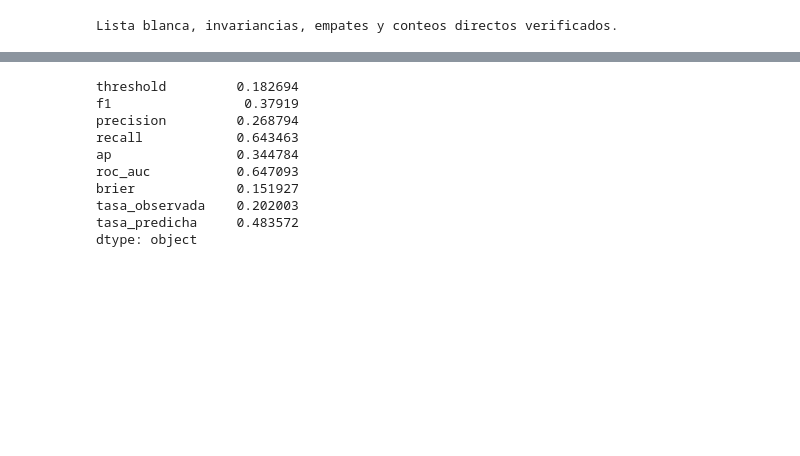
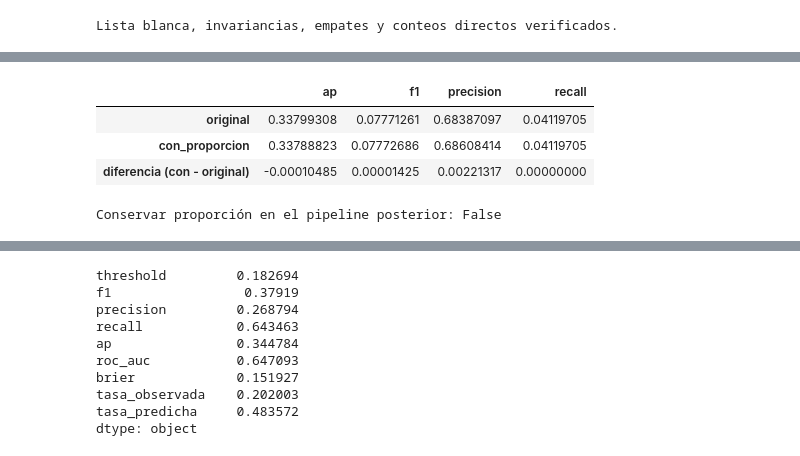
Before and after one commit to EduardoPerezMir/Tarea-2-ML, a Jupyter notebook: Pregunta2.ipynb, the cells around one changed output, grey strips where cells are left out. Drawn from its saved outputs; the diff is of its cells as text; code cells hidden in the pictures; blank space fills up the shorter version.

```diff
--- a/Pregunta2.ipynb
+++ b/Pregunta2.ipynb
@@ -575,0 +696,69 @@ tabla_busqueda.head(10)
+# %%
+mejor_resultado_hparam = max(resultados_busqueda, key=lambda resultado: resultado["ap"])
+nombre_comparacion = mejor_resultado_hparam["modelo"]
+params_comparacion = mejor_resultado_hparam["params"].copy()
+UMBRAL_COMPARACION_B = 0.5
+configuraciones_comparacion = {
+    "original": clone(modelos_base_originales[nombre_comparacion]).set_params(**params_comparacion),
+    "con_proporcion": clone(modelos_base[nombre_comparacion]).set_params(**params_comparacion),
+}
+modelos_comparacion = {}
+metricas_comparacion = {}
+for variante, config in configuraciones_comparacion.items():
+    modelo = ajustar_pipeline(clone(config), X_train_modelos, y_train_modelos, "A")
+    proba = modelo.predict_proba(X_val_hparam)[:, 1]
+    modelos_comparacion[variante] = modelo
+    metricas_comparacion[variante] = metricas_con_umbral(
+        y_val_hparam, proba, UMBRAL_COMPARACION_B
+    )
+
+columnas_comparacion = ["ap", "f1", "precision", "recall"]
+tabla_comparacion_B = pd.DataFrame(metricas_comparacion).T[columnas_comparacion].astype(float)
+tabla_comparacion_B.loc["diferencia (con - original)"] = (
+    tabla_comparacion_B.loc["con_proporcion"] - tabla_comparacion_B.loc["original"]
+)
+# Misma configuración, mismo entrenamiento y misma validación para ambas variantes.
+assert modelos_comparacion["original"].named_steps["clf"].get_params() == (
+    modelos_comparacion["con_proporcion"].named_steps["clf"].get_params()
+)
+pre_original = modelos_comparacion["original"].named_steps["pre"]
+pre_proporcion = modelos_comparacion["con_proporcion"].named_steps["pre"]
+cols_original = list(pre_original.transformers_[0][2])
+cols_proporcion = list(pre_proporcion.transformers_[0][2])
+assert [c for c in cols_proporcion if c != "proporcion_consultas"] == cols_original
+assert cols_proporcion.count("proporcion_consultas") == 1
+pos_originales = [cols_proporcion.index(c) for c in cols_original]
+for paso, atributo in (("imputer", "statistics_"), ("scaler", "scale_")):
+    np.testing.assert_allclose(
+        getattr(pre_original.named_transformers_["num"].named_steps[paso], atributo),
+        getattr(pre_proporcion.named_transformers_["num"].named_steps[paso], atributo)[pos_originales],
+    )
+for categorias_original, categorias_proporcion in zip(
+    pre_original.named_transformers_["cat"].categories_,
+    pre_proporcion.named_transformers_["cat"].categories_,
+):
+    np.testing.assert_array_equal(categorias_original, categorias_proporcion)
+if "texto" in pre_original.named_transformers_:
+    assert pre_original.named_transformers_["texto"].vocabulary_ == (
+        pre_proporcion.named_transformers_["texto"].vocabulary_
+    )
+    np.testing.assert_allclose(
+        pre_original.named_transformers_["texto"].idf_, pre_proporcion.named_transformers_["texto"].idf_
+    )
+display(pd.Series({
+    "modelo": nombre_comparacion, "parametros": params_comparacion,
+    "n_entrenamiento_A": len(X_train_modelos), "n_validacion_B": len(X_val_hparam),
+    "umbral_comun": UMBRAL_COMPARACION_B,
+    "nulos_proporcion_A": int(X_train_modelos["proporcion_consultas"].isna().sum()),
+    "nulos_proporcion_B": int(X_val_hparam["proporcion_consultas"].isna().sum()),
+}, name="Protocolo de comparación"))
+display(tabla_comparacion_B.rename(columns=ETIQUETAS_RESULTADOS).style.format("{:.8f}"))
+
+# Criterio conservador de adopción local: AP y F1 deben mejorar en B.
+# Este criterio no certifica generalización ni se ajusta mirando C, D o Kaggle.
+CONSERVAR_PROPORCION = bool(
+    tabla_comparacion_B.loc["diferencia (con - original)", "ap"] > 0
+    and tabla_comparacion_B.loc["diferencia (con - original)", "f1"] > 0
+)
+print("Conservar proporción en el pipeline posterior:", CONSERVAR_PROPORCION)
+# %% [output]
@@ -575,0 +773,5 @@ tabla_busqueda.head(10)
+|  | ap | f1 | precision | recall |
+| original | 0.33799308 | 0.07771261 | 0.68387097 | 0.04119705 |
+| con_proporcion | 0.33788823 | 0.07772686 | 0.68608414 | 0.04119705 |
+| diferencia (con - original) | -0.00010485 | 0.00001425 | 0.00221317 | 0.00000000 |
+Conservar proporción en el pipeline posterior: False
```
Also changed, not shown: parts of 36 cells of this notebook, 2 other files.
